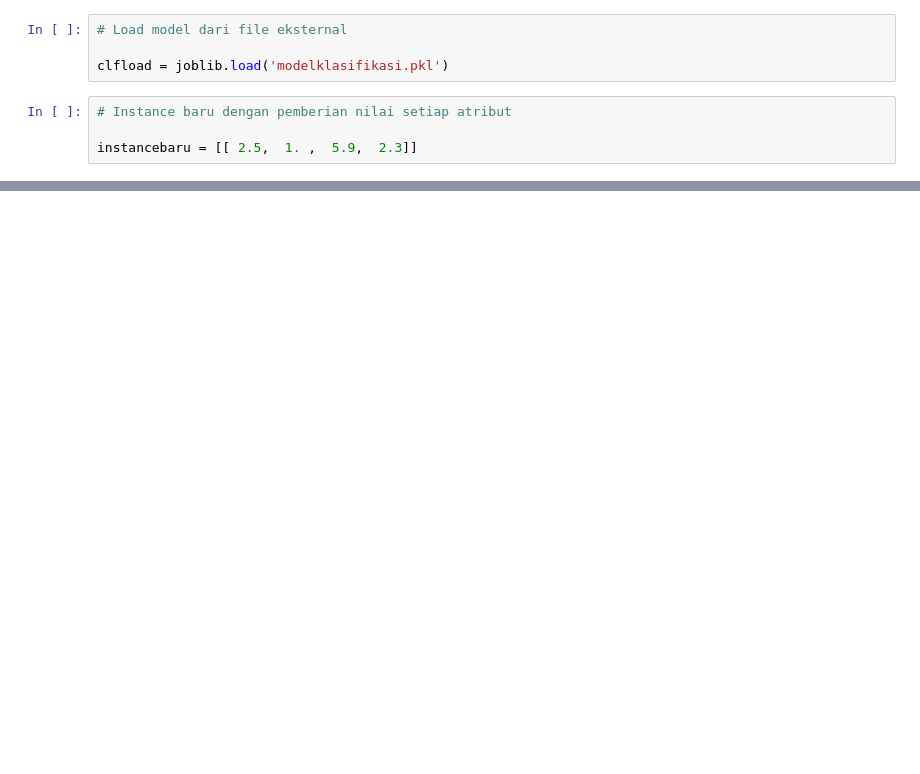
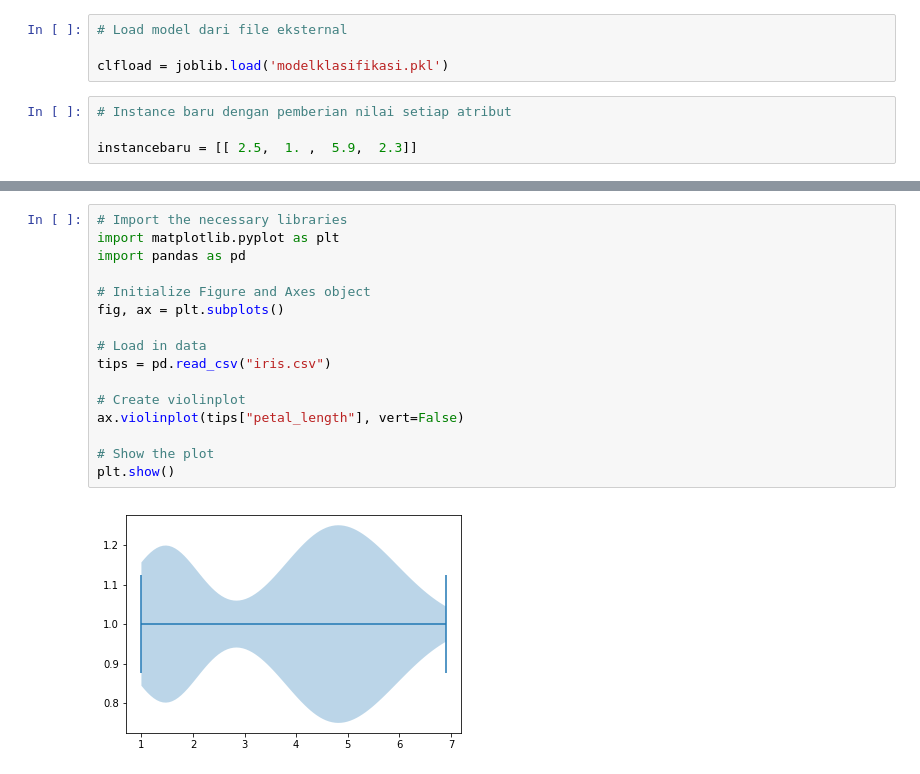
Before and after one commit to harrypurba/scikitnotebook, a Jupyter notebook: scikitnotebook.ipynb, the cells around one changed output, grey strips where cells are left out. Cells and saved outputs as stored; diff of their text form; blank space fills up the shorter version.

```diff
--- a/scikitnotebook.ipynb
+++ b/scikitnotebook.ipynb
@@ -232,0 +194,18 @@ print("Klasifikasi ANN untuk instance baru : ",clfanniris.predict(instancebaru))
+# %%
+# Import the necessary libraries
+import matplotlib.pyplot as plt
+import pandas as pd
+
+# Initialize Figure and Axes object
+fig, ax = plt.subplots()
+
+# Load in data
+tips = pd.read_csv("iris.csv")
+
+# Create violinplot
+ax.violinplot(tips["petal_length"], vert=False)
+
+# Show the plot
+plt.show()
+# %% [output]
+[figure, added]
```
Also changed, not shown: parts of 12 cells of this notebook.
